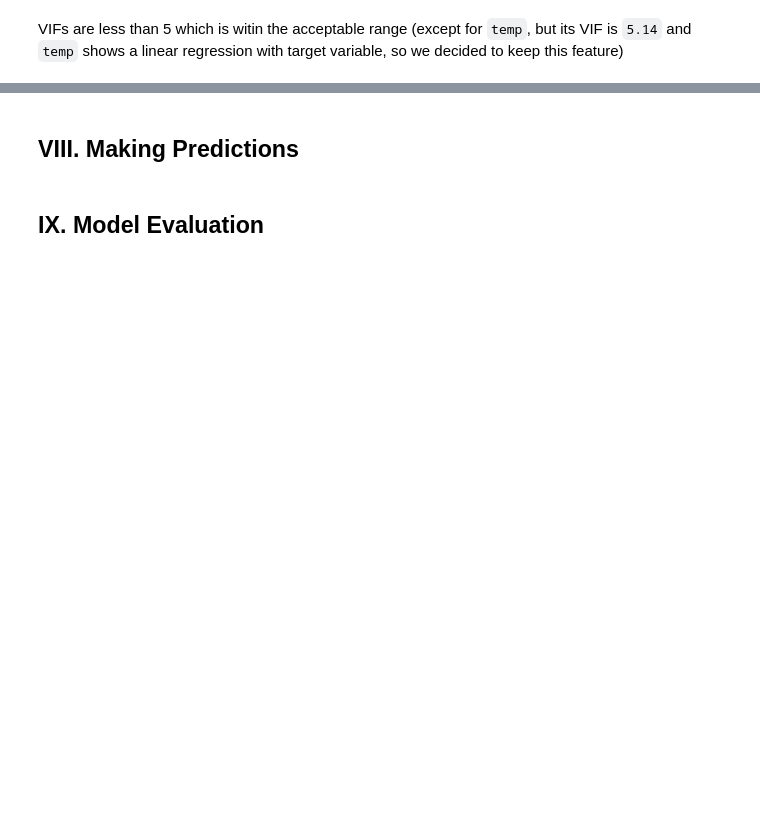
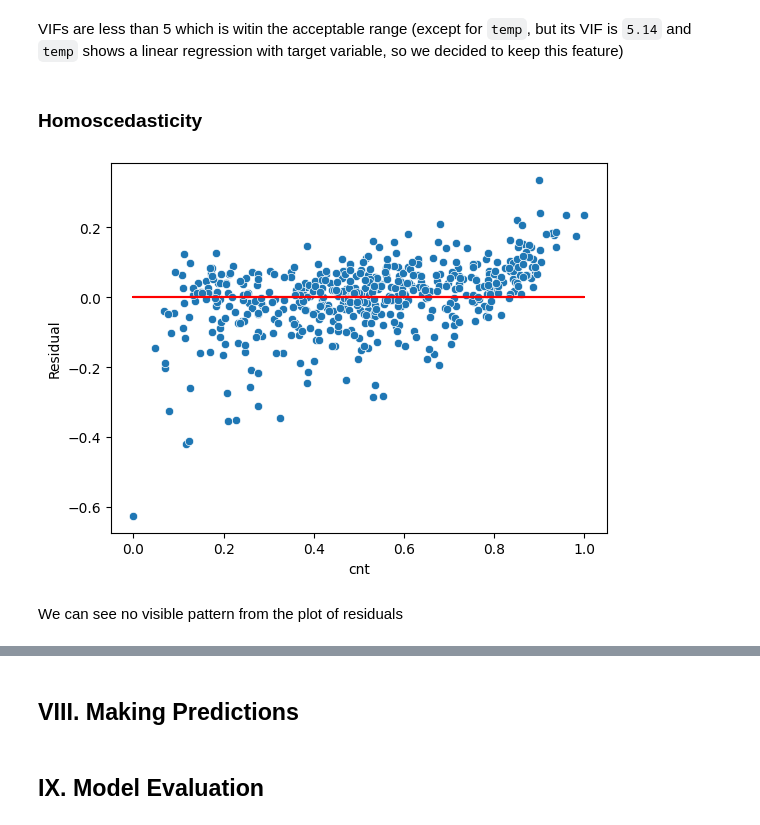
Before and after one commit to phucanthony/BikeSharingAssignment, a Jupyter notebook: PhucPham-BikeSharingAssignment.ipynb, the cells around one changed output, grey strips where cells are left out. Cells and saved outputs as stored; diff of their text form; code cells hidden in the pictures; blank space fills up the shorter version.

```diff
--- a/PhucPham-BikeSharingAssignment.ipynb
+++ b/PhucPham-BikeSharingAssignment.ipynb
@@ -327,4 +327,4 @@ def build_model(x, y):
     X_train_lm = sm.add_constant(x)
     return sm.OLS(y_train, X_train_lm).fit()
 
-lr, X_train_lm = build_model(X_train_new, y_train)
+lr = build_model(X_train_new, y_train)
@@ -371,4 +422,4 @@ def drop_column_and_rebuild_model(x, y, column_to_drop):
     return new_x, lr
 # %%
 # Drop workingday because of high VIF (65.42) and high p-Value (0.092)
-X_train_new, lr, X_train_lm = drop_column_and_rebuild_model(X_train_new, y_train, 'workingday')
+X_train_new, lr = drop_column_and_rebuild_model(X_train_new, y_train, 'workingday')
@@ -427,2 +658,15 @@ plt.show()
 # %% [markdown]
 VIFs are less than 5 which is witin the acceptable range (except for `temp`, but its VIF is `5.14` and `temp` shows a linear regression with target variable, so we decided to keep this feature)
+# %% [markdown]
+### Homoscedasticity
+# %%
+# Calculate residual
+residual = y_train - y_train_predict
+sns.scatterplot(y_train,residual)
+plt.plot(y_train, (y_train - y_train), '-r')
+plt.ylabel('Residual')
+plt.show()
+# %% [output]
+[figure, added]
+# %% [markdown]
+We can see no visible pattern from the plot of residuals
```
Also changed, not shown: parts of 27 cells of this notebook.
